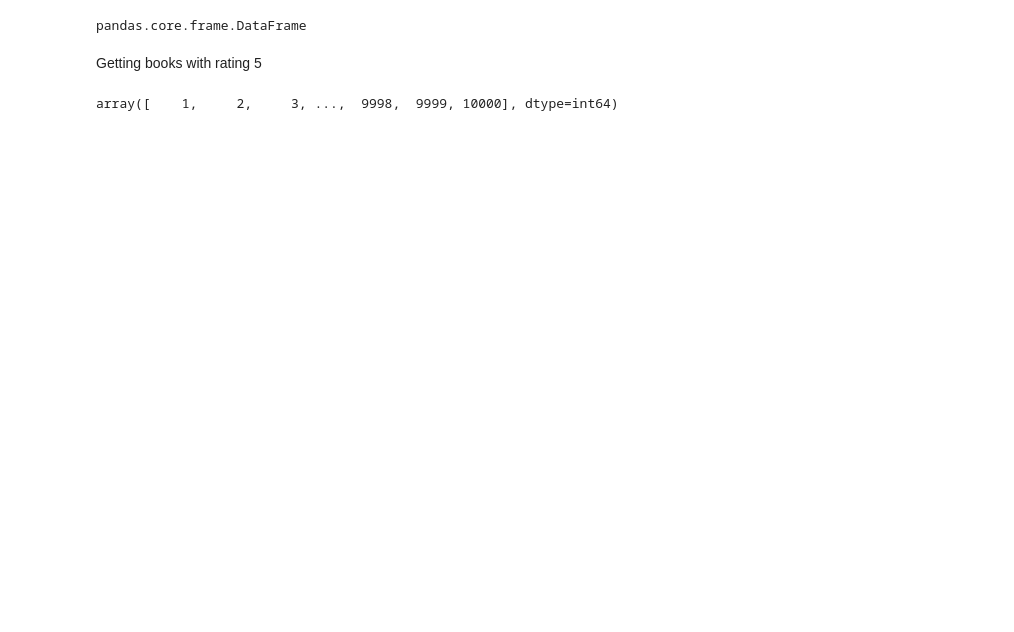
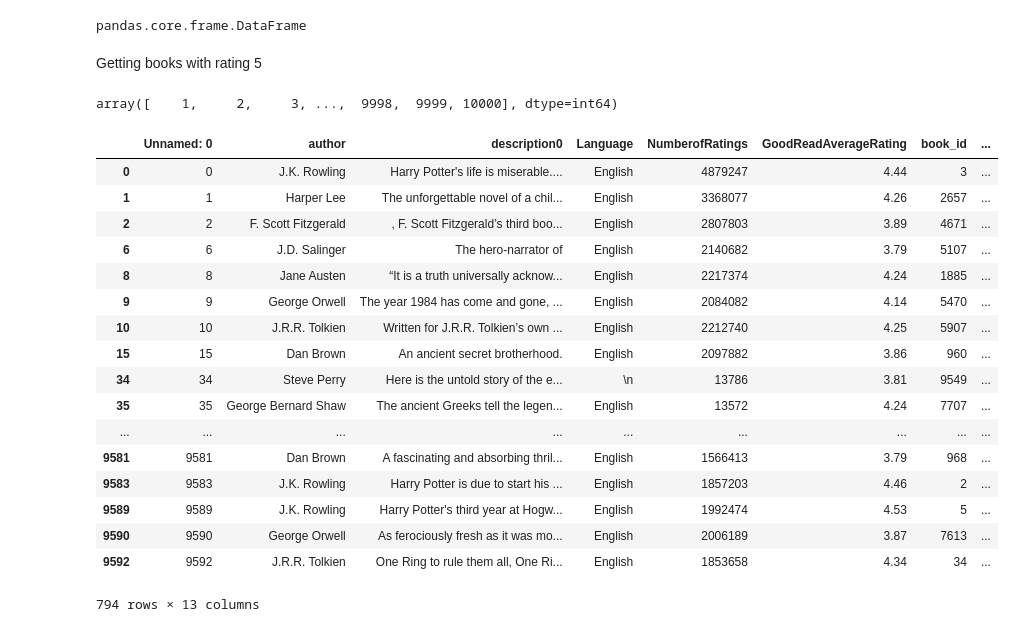
Before and after one commit to kanika-narang/GoodReads-Books-Recommender-, a Jupyter notebook: project/Codes/Analysis.ipynb, the cells around one changed output. Cells and saved outputs as stored; diff of their text form; code cells hidden in the pictures; blank space fills up the shorter version.

```diff
--- a/project/Codes/Analysis.ipynb
+++ b/project/Codes/Analysis.ipynb
@@ -20,4 +20,23 @@ rating5['book_id'].unique()
 # %% [output]
 array([    1,     2,     3, ...,  9998,  9999, 10000], dtype=int64)
 # %%
-bookdata_csv.loc[Bookdata['book_id'].isin(rating5['book_id'].unique)]
+Bookdata_csv.loc[Bookdata_csv['book_id'].isin(rating5['book_id'].unique())]
+# %% [output]
+|  | Unnamed: 0 | author | description0 | Language | NumberofRatings | GoodReadAverageRating | book_id | ... |
+| 0 | 0 | J.K. Rowling | Harry Potter's life is miserable.... | English | 4879247 | 4.44 | 3 | ... |
+| 1 | 1 | Harper Lee | The unforgettable novel of a chil... | English | 3368077 | 4.26 | 2657 | ... |
+| 2 | 2 | F. Scott Fitzgerald | , F. Scott Fitzgerald’s third boo... | English | 2807803 | 3.89 | 4671 | ... |
+| 6 | 6 | J.D. Salinger | The hero-narrator of | English | 2140682 | 3.79 | 5107 | ... |
+| 8 | 8 | Jane Austen | “It is a truth universally acknow... | English | 2217374 | 4.24 | 1885 | ... |
+| 9 | 9 | George Orwell | The year 1984 has come and gone, ... | English | 2084082 | 4.14 | 5470 | ... |
+| 10 | 10 | J.R.R. Tolkien | Written for J.R.R. Tolkien’s own ... | English | 2212740 | 4.25 | 5907 | ... |
+| 15 | 15 | Dan Brown | An ancient secret brotherhood. | English | 2097882 | 3.86 | 960 | ... |
+| 34 | 34 | Steve Perry | Here is the untold story of the e... | \n | 13786 | 3.81 | 9549 | ... |
+| 35 | 35 | George Bernard Shaw | The ancient Greeks tell the legen... | English | 13572 | 4.24 | 7707 | ... |
+| ... | ... | ... | ... | ... | ... | ... | ... | ... |
+| 9581 | 9581 | Dan Brown | A fascinating and absorbing thril... | English | 1566413 | 3.79 | 968 | ... |
+| 9583 | 9583 | J.K. Rowling | Harry Potter is due to start his ... | English | 1857203 | 4.46 | 2 | ... |
+| 9589 | 9589 | J.K. Rowling | Harry Potter's third year at Hogw... | English | 1992474 | 4.53 | 5 | ... |
+| 9590 | 9590 | George Orwell | As ferociously fresh as it was mo... | English | 2006189 | 3.87 | 7613 | ... |
+| 9592 | 9592 | J.R.R. Tolkien | One Ring to rule them all, One Ri... | English | 1853658 | 4.34 | 34 | ... |
+794 rows × 13 columns
```
